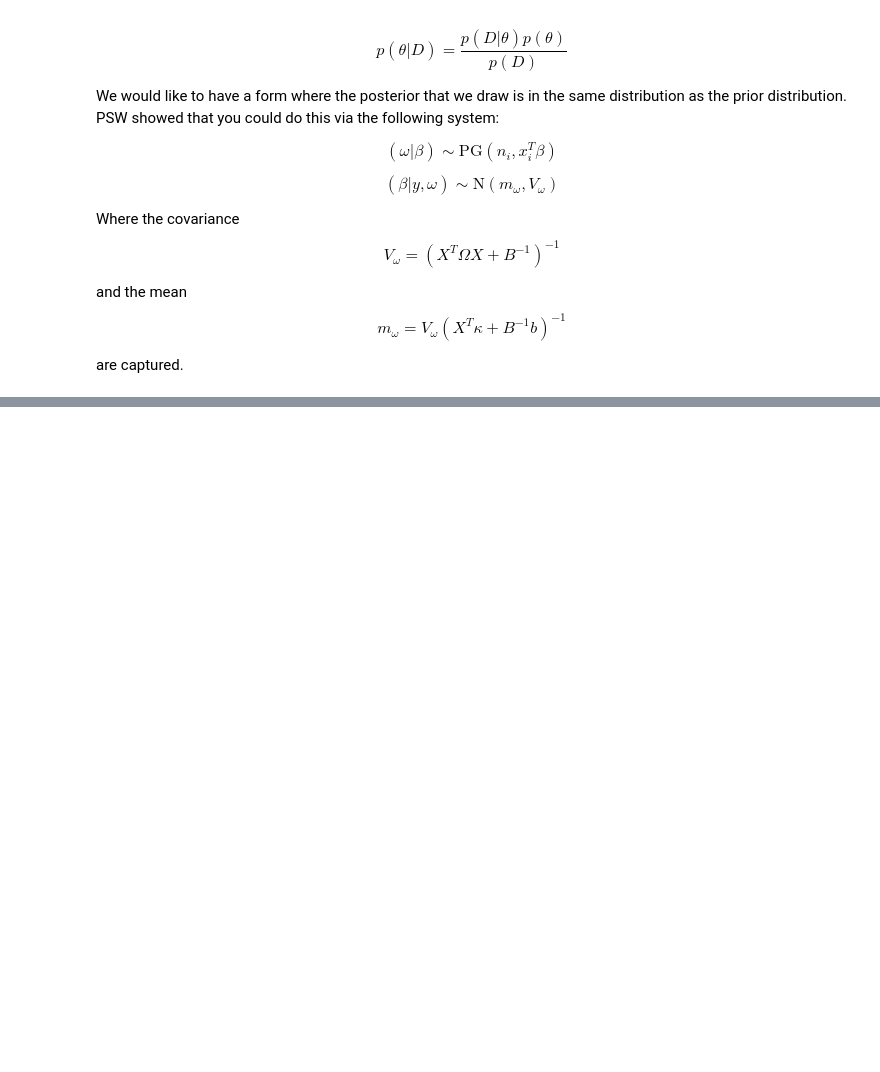
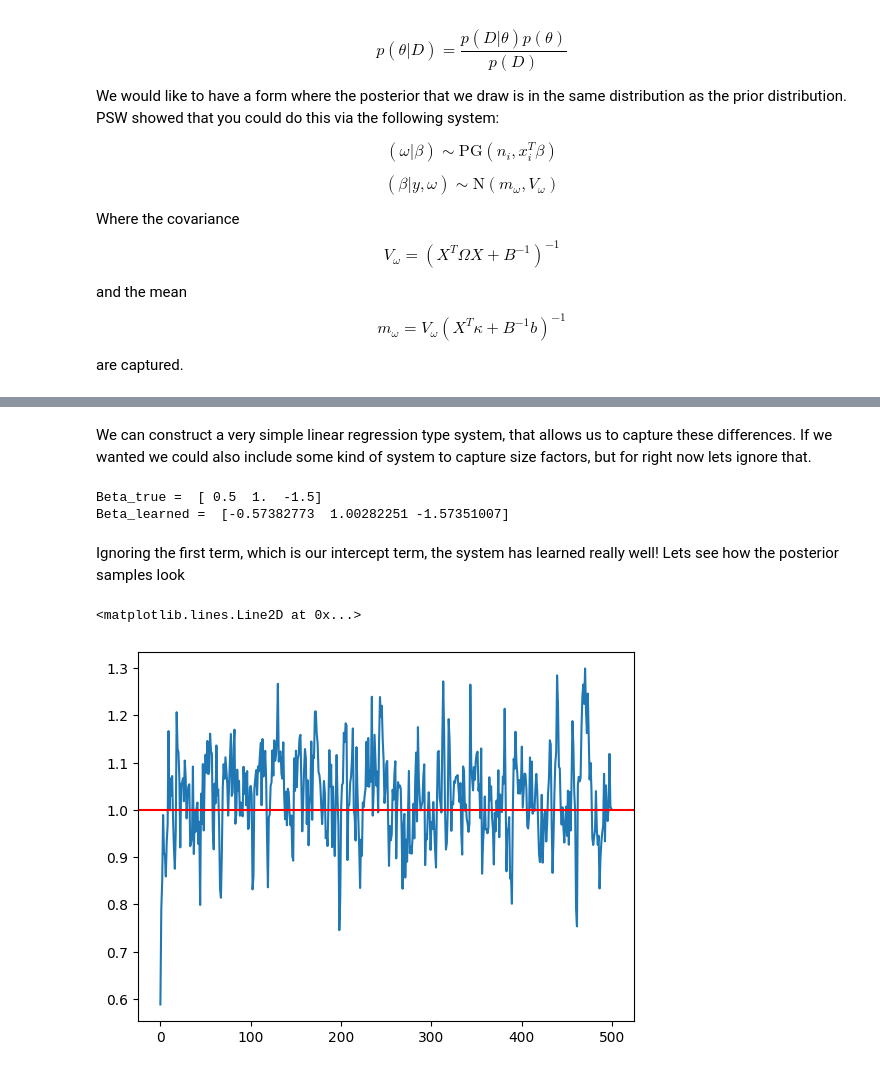
Before and after one commit to jhaberbe/nb-ibp, a Jupyter notebook: notebook/polya-gamma-construction.ipynb, the cells around one changed output, grey strips where cells are left out. Drawn from its saved outputs; the diff is of its cells as text; code cells hidden in the pictures; blank space fills up the shorter version.

Commit message:
Made the polya gamma sampler, it works!

```diff
--- a/notebook/polya-gamma-construction.ipynb
+++ b/notebook/polya-gamma-construction.ipynb
@@ -217,0 +134,2 @@ True r: 10.0
+# %% [markdown]
+We can construct a very simple linear regression type system, that allows us to capture these differences. If we wanted we could also include some kind of system to capture size factors, but for right now lets ignore that.
@@ -217,0 +215,21 @@ True r: 10.0
+# %%
+from tqdm import trange
+nbr = NegativeBinomialRegression(X, y)
+
+for i in trange(500):
+    nbr.update_coefficients()
+    nbr.update_dispersion()
+# %%
+print("Beta_true = ", beta_true)
+print("Beta_learned = ", nbr.beta)
+# %% [output]
+Beta_true =  [ 0.5  1.  -1.5]
+Beta_learned =  [-0.57382773  1.00282251 -1.57351007]
+# %% [markdown]
+Ignoring the first term, which is our intercept term, the system has learned really well! Lets see how the posterior samples look
+# %%
+plt.plot([x[1] for x in nbr.beta_history])
+plt.axhline(1.0, c="red")
+# %% [output]
+<matplotlib.lines.Line2D at 0x...>
+[figure, added]
```
Also changed, not shown: parts of 7 cells of this notebook, 1 other file.
